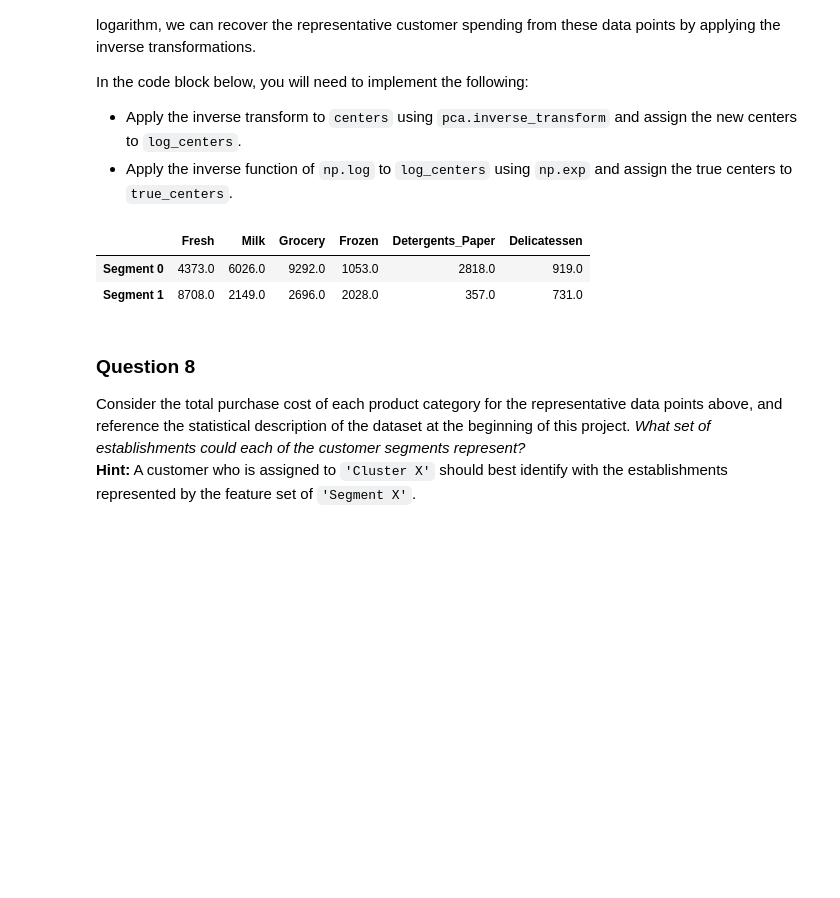
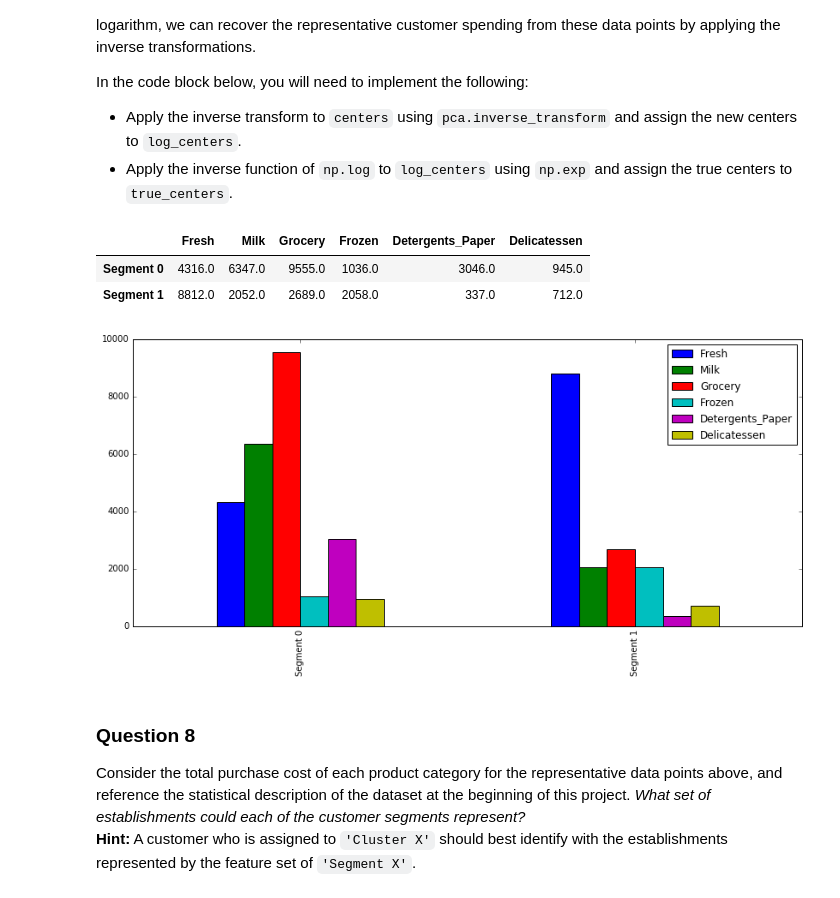
Before and after one commit to OverratedGman/Machine-Learning-Nanodegree-Project-3, a Jupyter notebook: customer_segments.ipynb, the cells around one changed output. Drawn from its saved outputs; the diff is of its cells as text; code cells hidden in the pictures; blank space fills up the shorter version.

```diff
--- a/customer_segments.ipynb
+++ b/customer_segments.ipynb
@@ -198,7 +202,7 @@ for feature in log_data.keys():
     display(log_data[~((log_data[feature] >= Q1 - step) & (log_data[feature] <= Q3 + step))])
 
 # OPTIONAL: Select the indices for data points you wish to remove
-outliers  = [65,66,128,154]
+outliers  = [65,66,128,154,75]
 
 # Remove the outliers, if any were specified
 good_data = log_data.drop(log_data.index[outliers]).reset_index(drop = True)
@@ -427,19 +432,22 @@ In the code block below, you will need to implement the following:
 # %%
 # TODO: Inverse transform the centers
 log_centers = pca.inverse_transform(centers)
 
 # TODO: Exponentiate the centers
 true_centers = np.exp(log_centers)
 
 # Display the true centers
 segments = ['Segment {}'.format(i) for i in range(0,len(centers))]
 true_centers = pd.DataFrame(np.round(true_centers), columns = data.keys())
 true_centers.index = segments
 display(true_centers)
+samples_bar = true_centers
+_ = samples_bar.plot(kind='bar', figsize=(14,6))
 # %% [output]
 |  | Fresh | Milk | Grocery | Frozen | Detergents_Paper | Delicatessen |
-| Segment 0 | 4373.0 | 6026.0 | 9292.0 | 1053.0 | 2818.0 | 919.0 |
-| Segment 1 | 8708.0 | 2149.0 | 2696.0 | 2028.0 | 357.0 | 731.0 |
+| Segment 0 | 4316.0 | 6347.0 | 9555.0 | 1036.0 | 3046.0 | 945.0 |
+| Segment 1 | 8812.0 | 2052.0 | 2689.0 | 2058.0 | 337.0 | 712.0 |
+[figure, added]
 # %% [markdown]
 ### Question 8
 Consider the total purchase cost of each product category for the representative data points above, and reference the statistical description of the dataset at the beginning of this project. *What set of establishments could each of the customer segments represent?*
```
Also changed, not shown: parts of 13 cells of this notebook, 1 other file.
